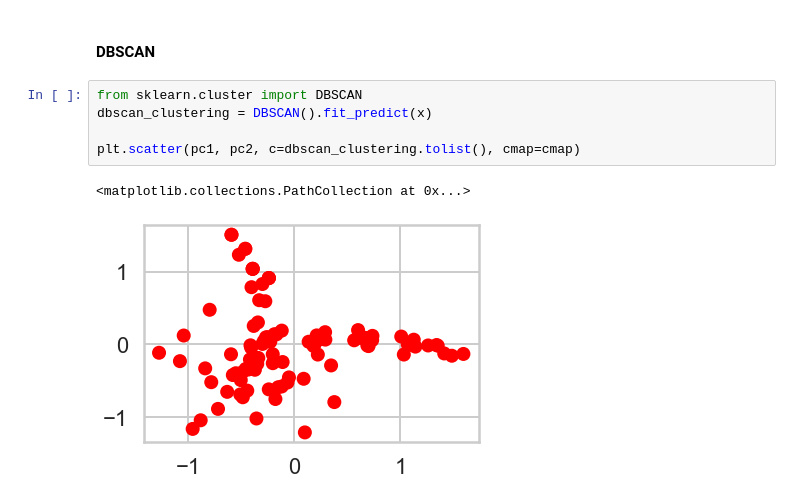
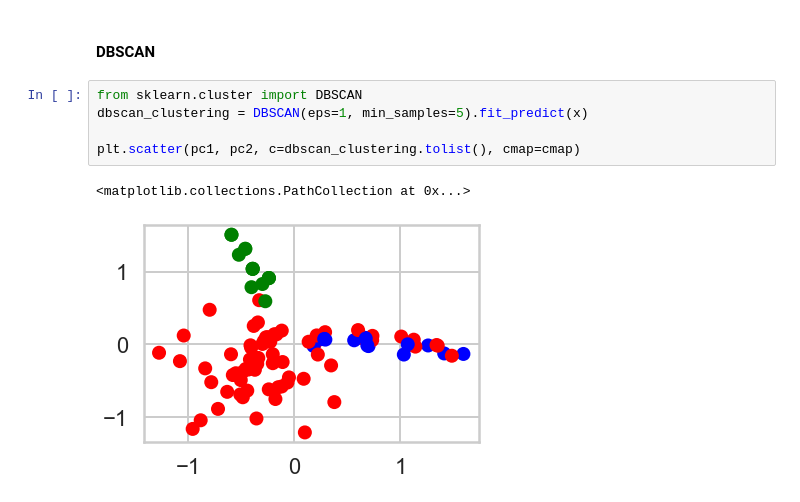
Before and after one commit to filiaguilar/Springboard-DS, a Jupyter notebook: Unit 15/Clustering Case Study - Customer Segmentation with K-Means - Tier 3.ipynb, the cells around one changed output. Cells and saved outputs as stored; diff of their text form.

```diff
--- a/Unit 15/Clustering Case Study - Customer Segmentation with K-Means - Tier 3.ipynb
+++ b/Unit 15/Clustering Case Study - Customer Segmentation with K-Means - Tier 3.ipynb
@@ -614,9 +585,9 @@ plt.scatter(pc1, pc2, c=agglo_clustering.tolist(), cmap=cmap)
 #### DBSCAN
 # %%
 from sklearn.cluster import DBSCAN
-dbscan_clustering = DBSCAN().fit_predict(x)
+dbscan_clustering = DBSCAN(eps=1, min_samples=5).fit_predict(x)
 
 plt.scatter(pc1, pc2, c=dbscan_clustering.tolist(), cmap=cmap)
 # %% [output]
 <matplotlib.collections.PathCollection at 0x...>
-[figure, old version]
+[figure, new version]
```
Also changed, not shown: parts of 9 cells of this notebook.
